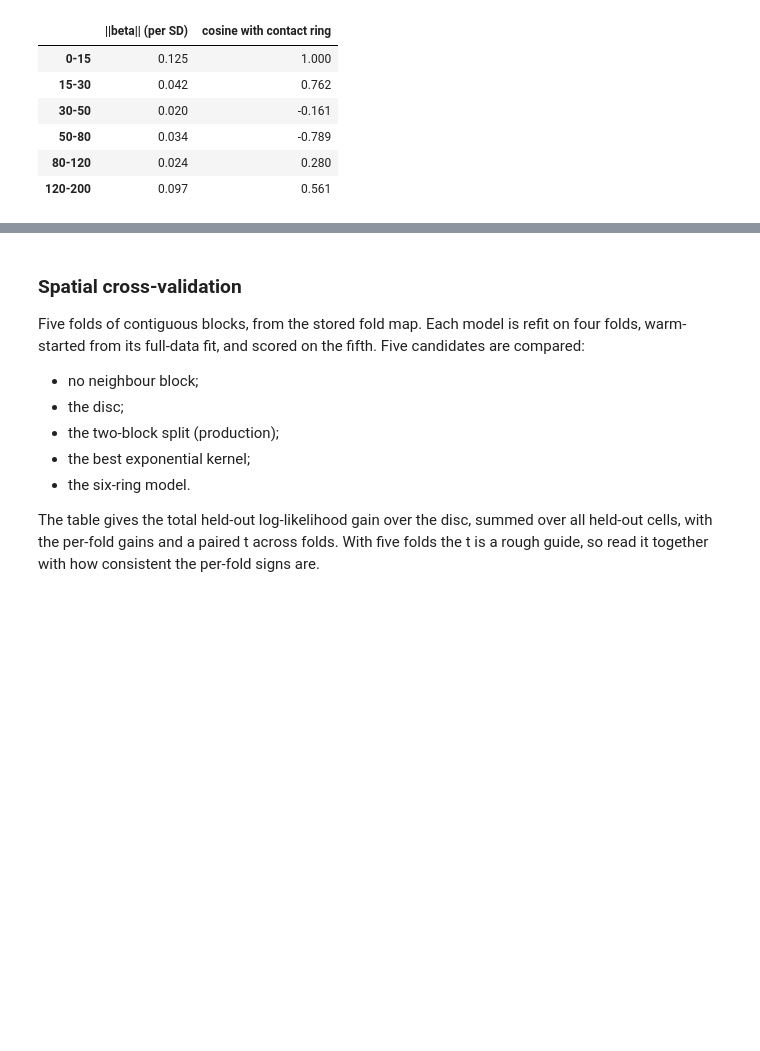
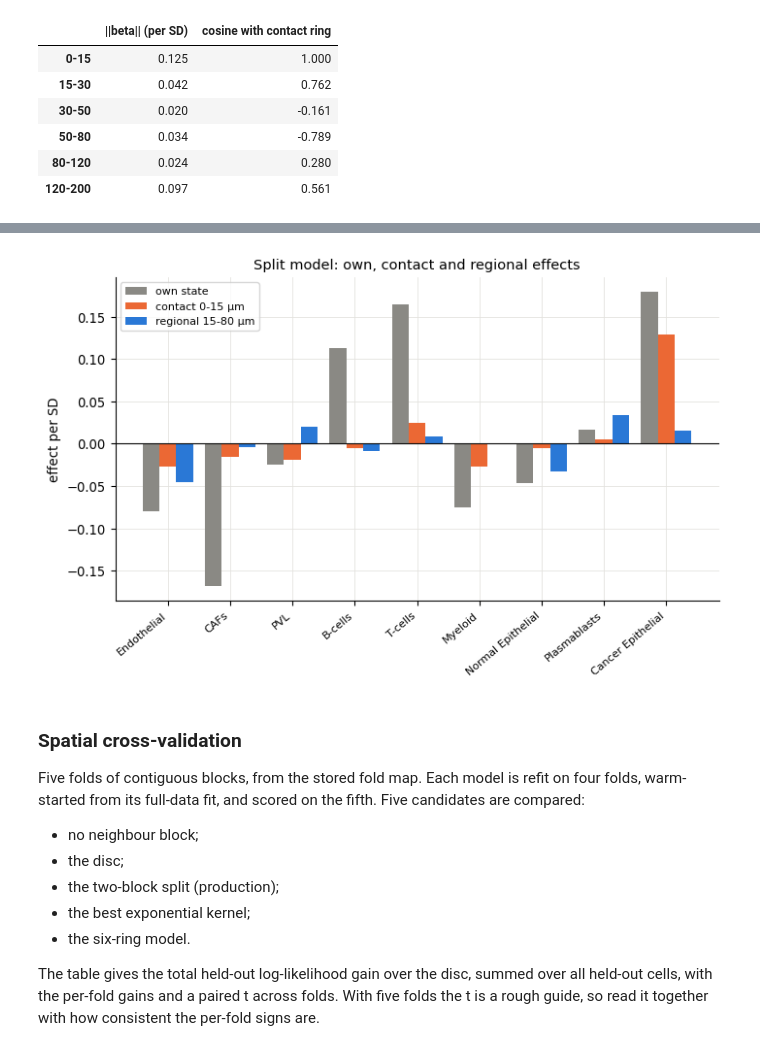
Before and after one commit to lachy01/Spatio-Temporal-Tissue-Dynamics, a Jupyter notebook: notebooks/nb_baseline.ipynb, the cells around one changed output, grey strips where cells are left out. Cells and saved outputs as stored; diff of their text form; code cells hidden in the pictures; blank space fills up the shorter version.

```diff
--- a/notebooks/nb_baseline.ipynb
+++ b/notebooks/nb_baseline.ipynb
@@ -1533,3 +1562,15 @@ fig.tight_layout(); savefig(fig, "neighbourhood_models")
+# %%
+# (4) Split model: own, contact and regional effects
+fig, ax = plt.subplots(figsize=(7.2, 4.6))
+xx = np.arange(len(TYPES)); w = 0.27
+ax.bar(xx - w, split_tab["own (per SD)"], w, color=MUTED, label="own state")
+ax.bar(xx, split_tab["contact"], w, color=COL["decoy"], label="contact 0-15 µm")
+ax.bar(xx + w, split_tab["regional"], w, color=COL["real"], label="regional 15-80 µm")
+ax.axhline(0, color=INK, lw=0.8); ax.set_xticks(xx); ax.set_xticklabels(TYPES, rotation=40, ha="right", fontsize=8)
+ax.set_ylabel("effect per SD"); ax.set_title("Split model: own, contact and regional effects"); ax.legend(fontsize=8)
+fig.tight_layout(); savefig(fig, "neighbourhood_split_effects")
+# %% [output]
+[figure, added]
 # %% [markdown]
 ### Spatial cross-validation
 
```
Also changed, not shown: parts of 4 cells of this notebook, 5 other files.
